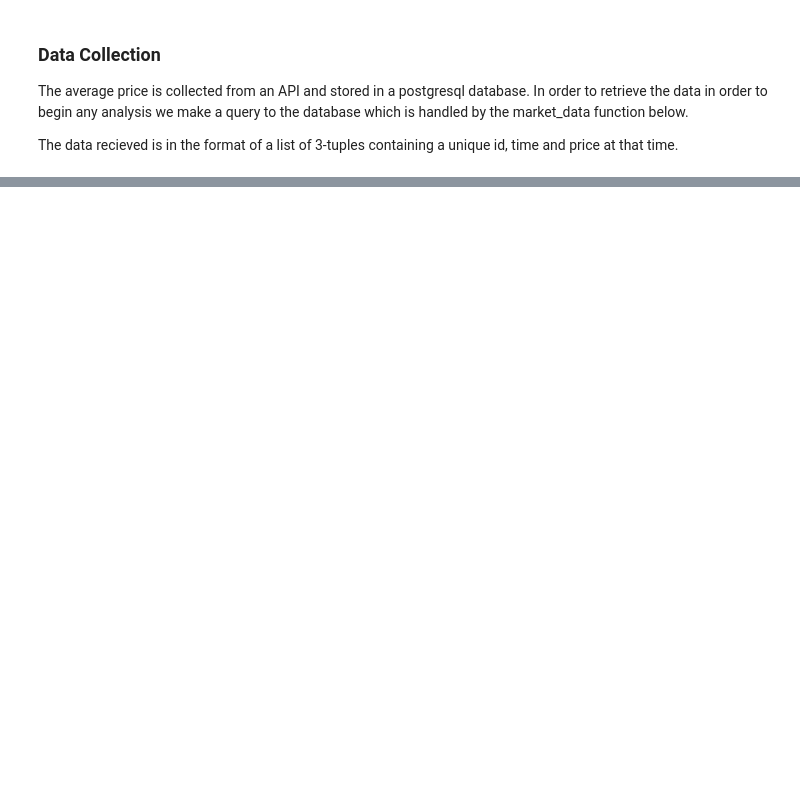
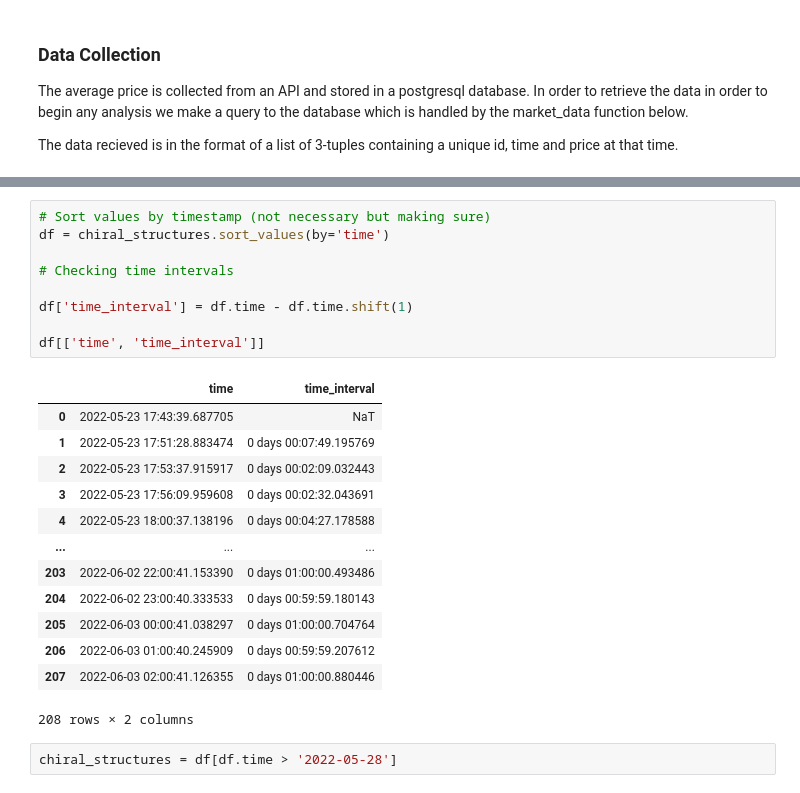
Before and after one commit to defunSM/Data-Science-Portfolio, a Jupyter notebook: Eve_Online_PI_Price_Forecaster/notebooks/PI_Price_EDA.ipynb, the cells around one changed output, grey strips where cells are left out. Drawn from its saved outputs; the diff is of its cells as text; blank space fills up the shorter version.

```diff
--- a/Eve_Online_PI_Price_Forecaster/notebooks/PI_Price_EDA.ipynb
+++ b/Eve_Online_PI_Price_Forecaster/notebooks/PI_Price_EDA.ipynb
@@ -114,0 +157,25 @@ def compute_percentage_gain(material_name: str, region_id: str | int, order_type
+# %%
+# Sort values by timestamp (not necessary but making sure)
+df = chiral_structures.sort_values(by='time')
+
+# Checking time intervals
+
+df['time_interval'] = df.time - df.time.shift(1)
+
+df[['time', 'time_interval']]
+# %% [output]
+|  | time | time_interval |
+| 0 | 2022-05-23 17:43:39.687705 | NaT |
+| 1 | 2022-05-23 17:51:28.883474 | 0 days 00:07:49.195769 |
+| 2 | 2022-05-23 17:53:37.915917 | 0 days 00:02:09.032443 |
+| 3 | 2022-05-23 17:56:09.959608 | 0 days 00:02:32.043691 |
+| 4 | 2022-05-23 18:00:37.138196 | 0 days 00:04:27.178588 |
+| ... | ... | ... |
+| 203 | 2022-06-02 22:00:41.153390 | 0 days 01:00:00.493486 |
+| 204 | 2022-06-02 23:00:40.333533 | 0 days 00:59:59.180143 |
+| 205 | 2022-06-03 00:00:41.038297 | 0 days 01:00:00.704764 |
+| 206 | 2022-06-03 01:00:40.245909 | 0 days 00:59:59.207612 |
+| 207 | 2022-06-03 02:00:41.126355 | 0 days 01:00:00.880446 |
+208 rows × 2 columns
+# %%
+chiral_structures = df[df.time > '2022-05-28']
```
Also changed, not shown: parts of 8 cells of this notebook.
